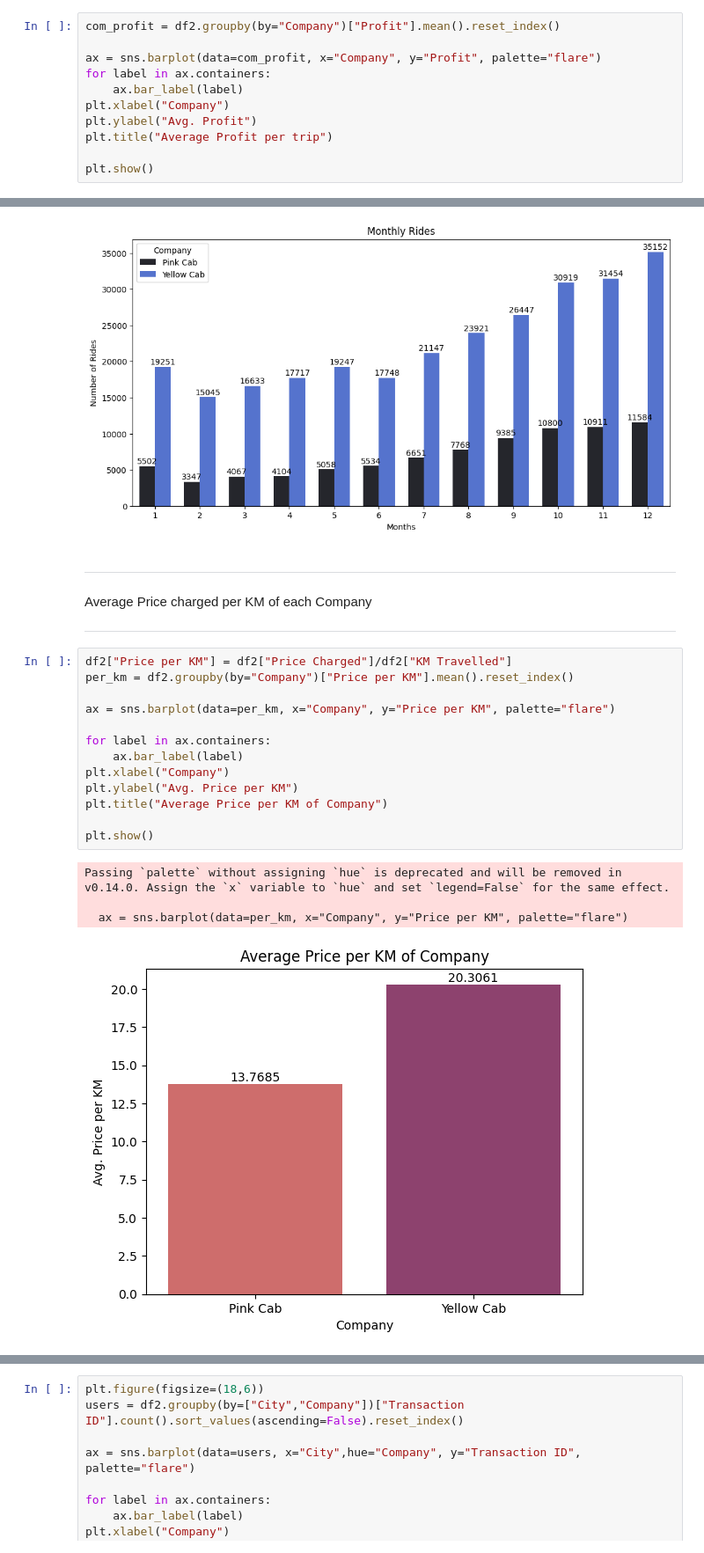
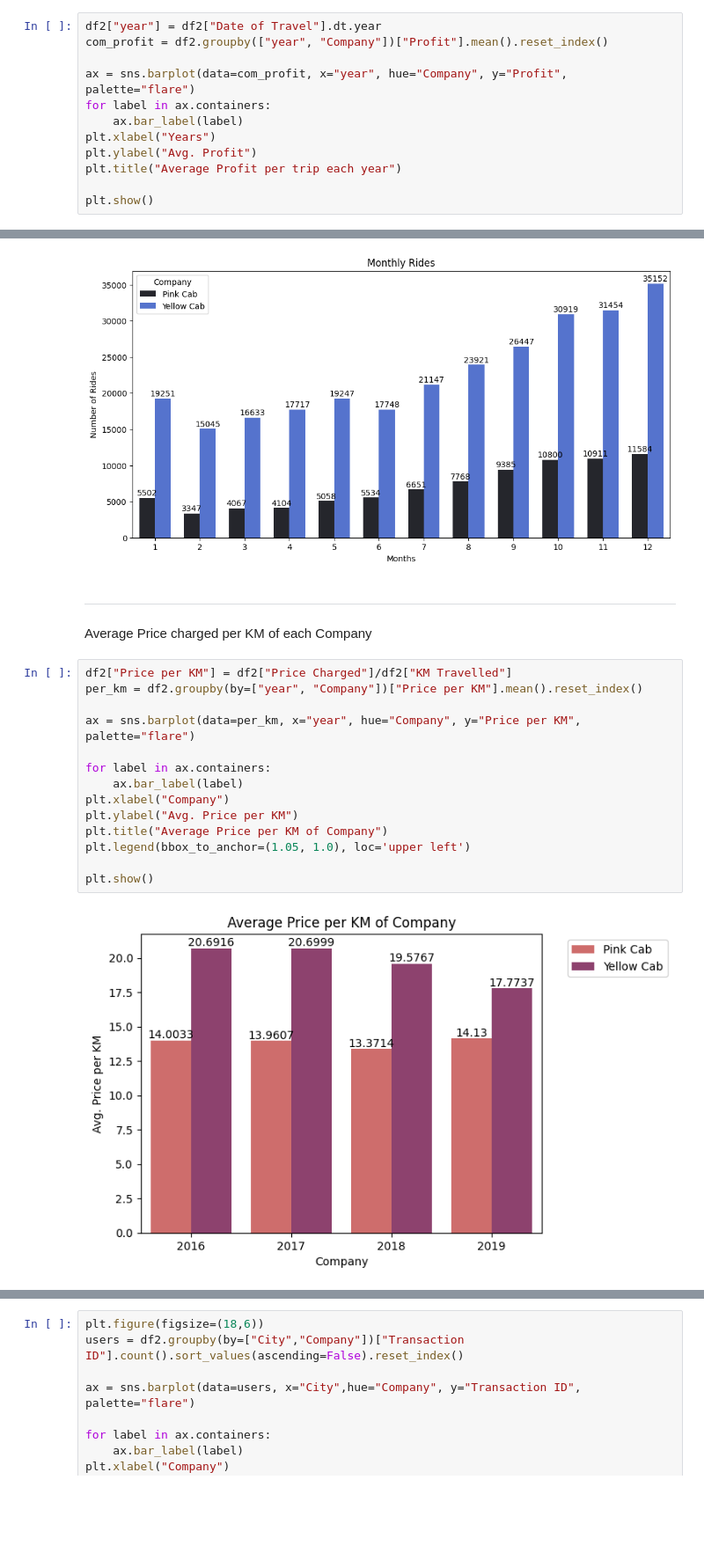
Before and after one commit to chjameskumar/Week-2, a Jupyter notebook: G2M_insight_for_Cab_Investment_firm.ipynb, the cells around one changed output, grey strips where cells are left out. Shown at 88% size. Drawn from its saved outputs; the diff is of its cells as text; blank space fills up the shorter version.

```diff
--- a/G2M_insight_for_Cab_Investment_firm.ipynb
+++ b/G2M_insight_for_Cab_Investment_firm.ipynb
@@ -484,12 +478,13 @@ The average profit per trip for each company.
 # %%
-com_profit = df2.groupby(by="Company")["Profit"].mean().reset_index()
+df2["year"] = df2["Date of Travel"].dt.year
+com_profit = df2.groupby(["year", "Company"])["Profit"].mean().reset_index()
 
-ax = sns.barplot(data=com_profit, x="Company", y="Profit", palette="flare")
+ax = sns.barplot(data=com_profit, x="year", hue="Company", y="Profit", palette="flare")
 for label in ax.containers:
     ax.bar_label(label)
-plt.xlabel("Company")
+plt.xlabel("Years")
 plt.ylabel("Avg. Profit")
-plt.title("Average Profit per trip")
+plt.title("Average Profit per trip each year")
 
 plt.show()
 # %% [output]
@@ -525,26 +515,22 @@ Setting a gradient palette using color= is deprecated and will be removed in v0.
 ---
 
 Average Price charged per KM of each Company
-
----
 # %%
 df2["Price per KM"] = df2["Price Charged"]/df2["KM Travelled"]
-per_km = df2.groupby(by="Company")["Price per KM"].mean().reset_index()
+per_km = df2.groupby(by=["year", "Company"])["Price per KM"].mean().reset_index()
 
-ax = sns.barplot(data=per_km, x="Company", y="Price per KM", palette="flare")
+ax = sns.barplot(data=per_km, x="year", hue="Company", y="Price per KM", palette="flare")
 
 for label in ax.containers:
     ax.bar_label(label)
 plt.xlabel("Company")
 plt.ylabel("Avg. Price per KM")
 plt.title("Average Price per KM of Company")
+plt.legend(bbox_to_anchor=(1.05, 1.0), loc='upper left')
 
 plt.show()
 # %% [output]
-Passing `palette` without assigning `hue` is deprecated and will be removed in v0.14.0. Assign the `x` variable to `hue` and set `legend=False` for the same effect.
-
-  ax = sns.barplot(data=per_km, x="Company", y="Price per KM", palette="flare")
-[figure, old version]
+[figure, new version]
 # %% [markdown]
 ---
 
```
Also changed, not shown: parts of 10 cells of this notebook.
